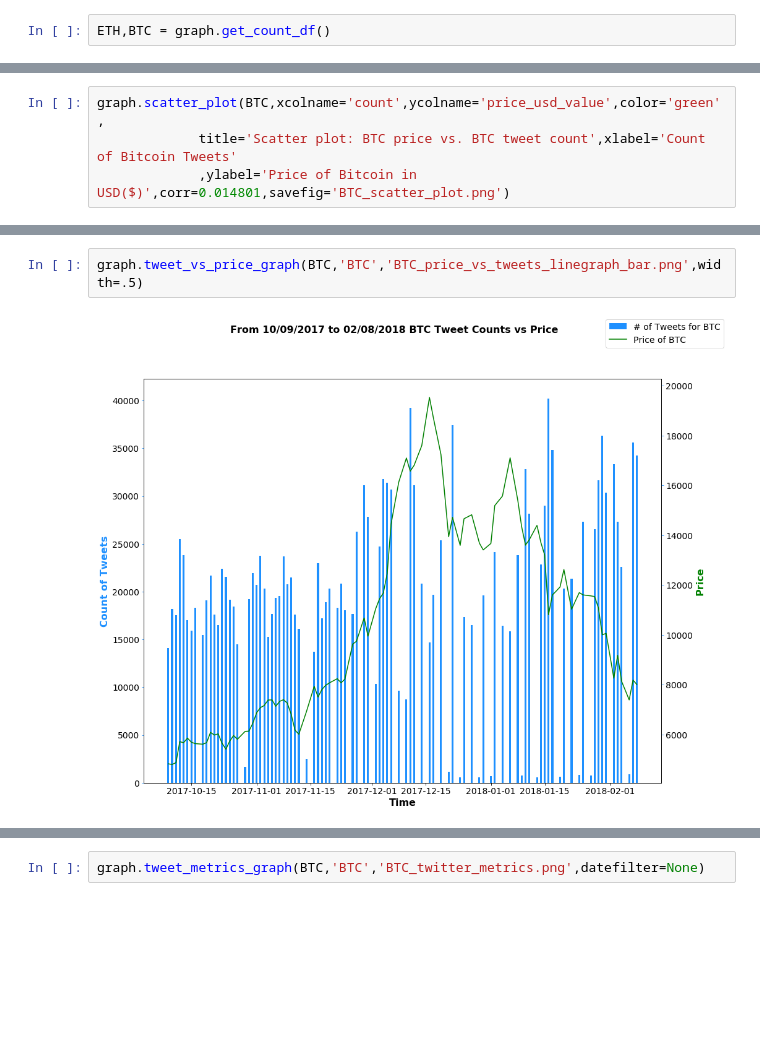
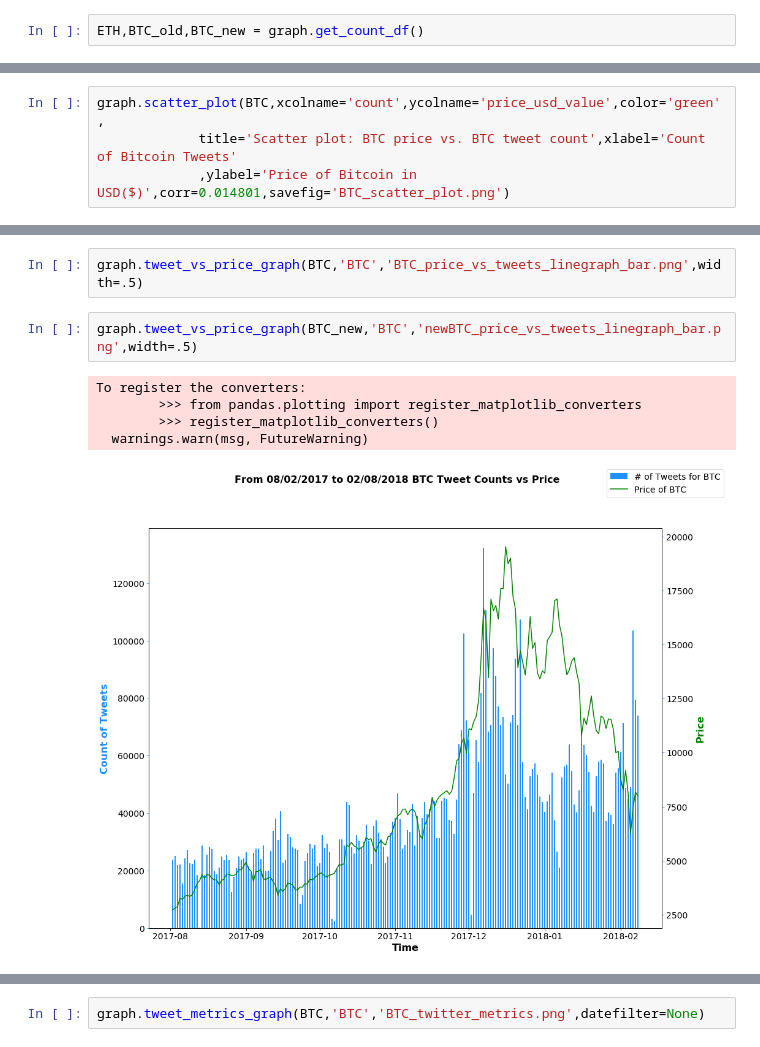
Before and after one commit to ThomasADuffy/Crypto-Capstone-1, a Jupyter notebook: notebooks/graphing_notebook.ipynb, the cells around one changed output, grey strips where cells are left out. Drawn from its saved outputs; the diff is of its cells as text; blank space fills up the shorter version.

Commit message:
added new Data set which contains tweets for bitcoin due to data for bitcoin being very scattered and not consistant. replotted utlizing this data

```diff
--- a/notebooks/graphing_notebook.ipynb
+++ b/notebooks/graphing_notebook.ipynb
@@ -12,7 +12,7 @@ importlib.reload(graph)
 # %% [output]
 <module 'graphing_func' from '/home/thomas/Documents/Galvanize/Capstones/Crypto-Capstone-1/src/graphing_func.py'>
 # %%
-ETH,BTC = graph.get_count_df()
+ETH,BTC_old,BTC_new = graph.get_count_df()
 # %% [output]
 b'Skipping line 28517: expected 22 fields, saw 23\n'
 b'Skipping line 34516: expected 22 fields, saw 23\nSkipping line 55156: expected 22 fields, saw 23\nSkipping line 64227: expected 22 fields, saw 23\n'
@@ -72,6 +80,12 @@ graph.scatter_plot(BTC,xcolname='count',ycolname='price_usd_value',color='green'
 # %%
 graph.tweet_vs_price_graph(BTC,'BTC','BTC_price_vs_tweets_linegraph_bar.png',width=.5)
-# %% [output]
-[figure, removed]
+# %%
+graph.tweet_vs_price_graph(BTC_new,'BTC','newBTC_price_vs_tweets_linegraph_bar.png',width=.5)
+# %% [output]
+To register the converters:
+        >>> from pandas.plotting import register_matplotlib_converters
+        >>> register_matplotlib_converters()
+  warnings.warn(msg, FutureWarning)
+[figure, added]
 # %%
 graph.tweet_vs_price_graph(ETH,'ETH','ETH_price_vs_tweets_linegraph_beforeboom.png',datefilter=['2015-07-01','2017-03-01'])
```
Also changed, not shown: parts of 14 cells of this notebook, 7 other files.
